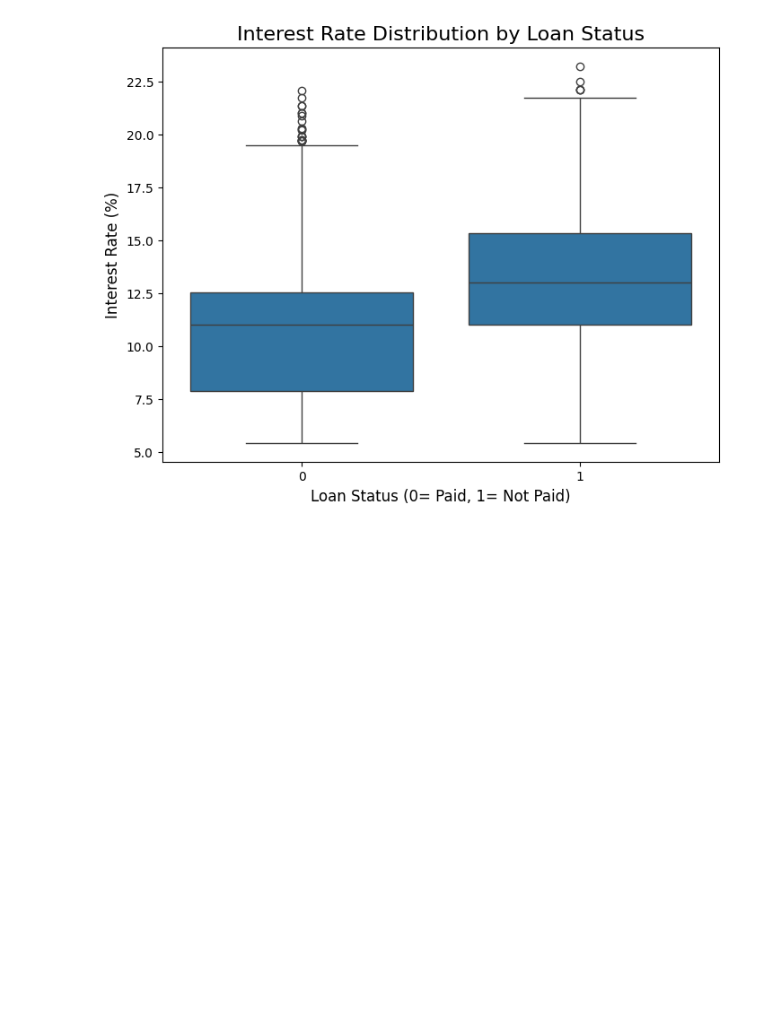
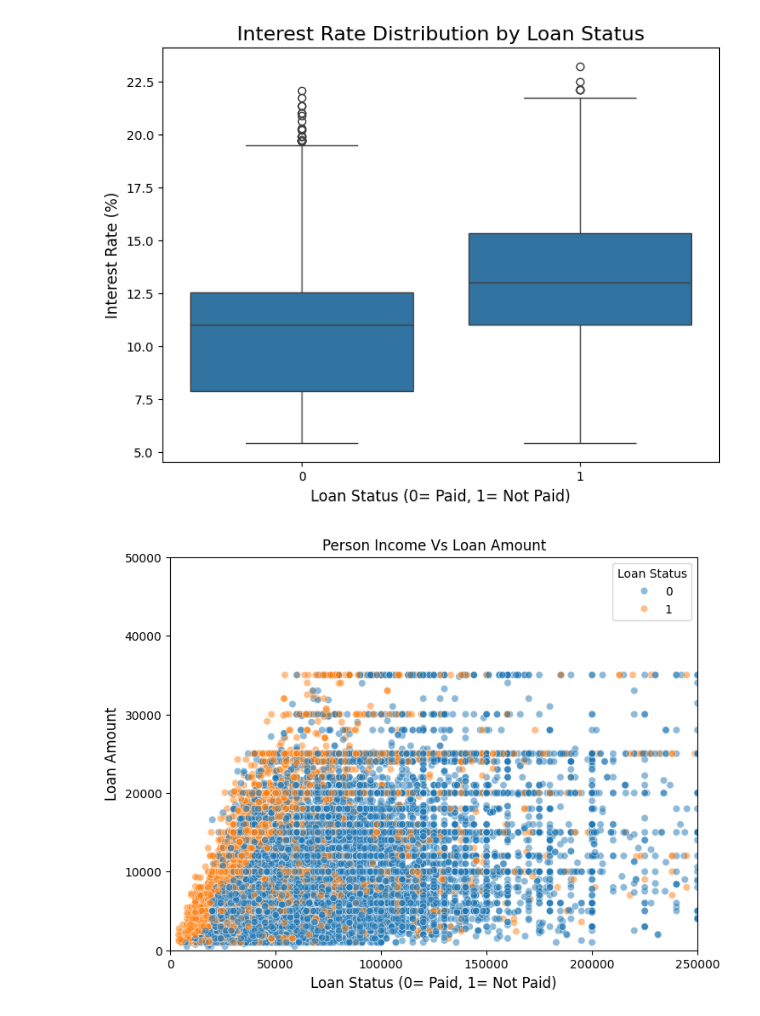
Before and after one commit to shlokzz/Credit-Risk-Prediction-Project, a Jupyter notebook: notebooks/data_cleaning.ipynb, the cells around one changed output. Saved outputs shown, nothing was run; the diff lists cells and outputs as text; code cells hidden in the pictures; blank space fills up the shorter version.

Commit message:
display scatterplot for person income vs loan amount

```diff
--- a/notebooks/data_cleaning.ipynb
+++ b/notebooks/data_cleaning.ipynb
@@ -324,3 +324,16 @@ plt.ylabel('Interest Rate (%)', fontsize= 12)
 plt.show()
 # %% [output]
 [figure]
+# %%
+# display scatterplot for person income vs loan amount
+plt.figure(figsize=(8,6))
+sns.scatterplot(x='person_income', y ='loan_amnt', hue='loan_status', data=df, alpha=0.5)
+plt.legend(title='Loan Status')
+plt.title('Person Income Vs Loan Amount')
+plt.xlabel('Loan Status (0= Paid, 1= Not Paid)', fontsize= 12)
+plt.ylabel('Loan Amount', fontsize= 12)
+plt.xlim(0,250000)
+plt.ylim(0,50000)
+plt.show()
+# %% [output]
+[figure, added]
```
